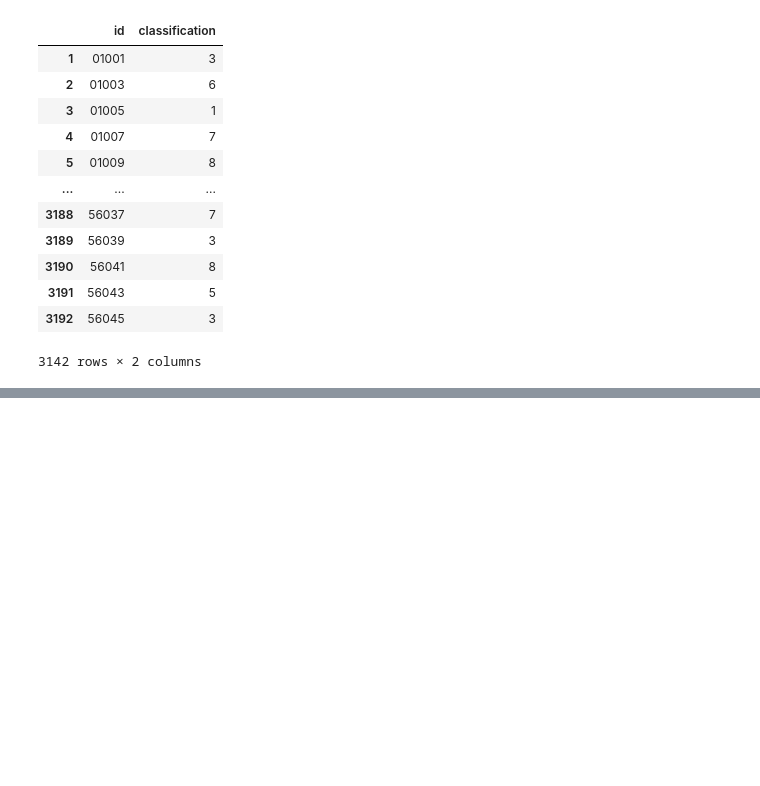
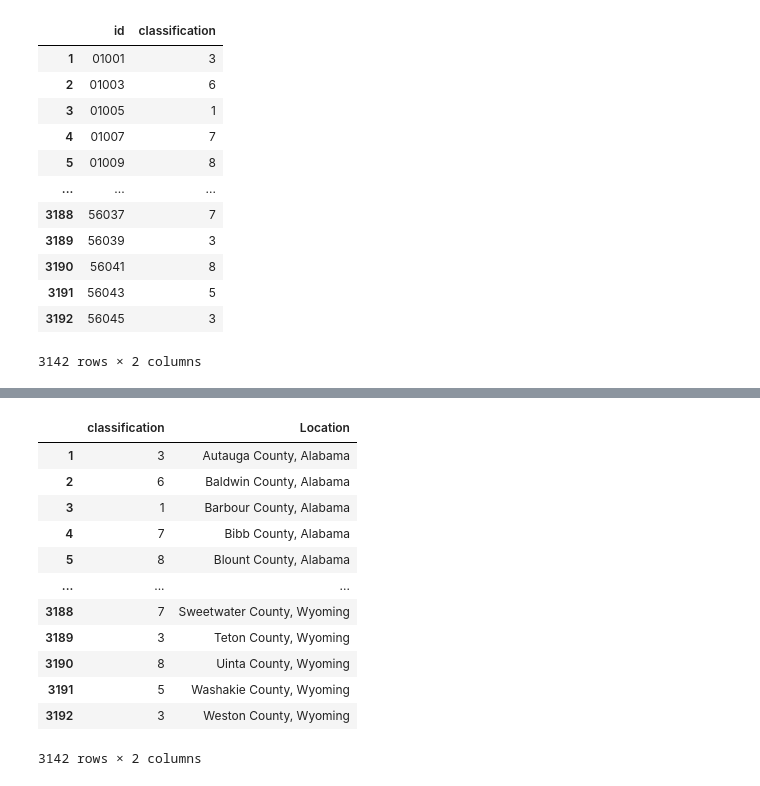
Before and after one commit to gt-big-data/MentalHealthRedistribution, a Jupyter notebook: Analysis/1st_sem_model/final_approach.ipynb, the cells around one changed output, grey strips where cells are left out. Cells and saved outputs as stored; diff of their text form; code cells hidden in the pictures; blank space fills up the shorter version.

Commit message:
added county support to classifications

```diff
--- a/Analysis/1st_sem_model/final_approach.ipynb
+++ b/Analysis/1st_sem_model/final_approach.ipynb
@@ -7,10 +7,10 @@ import matplotlib.pyplot as plt
 import seaborn as sns
 from functools import reduce
 # %%
-alcohol_use = pd.read_csv('../../Platform/csv/Alcohol_use_disorders.csv')
-drug_use = pd.read_csv('../../Platform/csv/Drug_use_disorders.csv')
-violence = pd.read_csv('../../Platform/csv/Interpersonal_violence.csv')
-self_harm = pd.read_csv('../../Platform/csv/Self-harm.csv')
+alcohol_use = pd.read_csv('../../Platform/mental_health_stats/Alcohol_use_disorders.csv')
+drug_use = pd.read_csv('../../Platform/mental_health_stats/Drug_use_disorders.csv')
+violence = pd.read_csv('../../Platform/mental_health_stats/Interpersonal_violence.csv')
+self_harm = pd.read_csv('../../Platform/mental_health_stats/Self-harm.csv')
 # %% [markdown]
 # Exploratory Data Analysis
 # %%
@@ -303,0 +309,3 @@ to_csv.to_csv('./classifications.csv', index=False)
+# %%
+classfications_with_counties = to_csv.drop(['id'], axis=1)
+classfications_with_counties
@@ -303,0 +326,4 @@ to_csv.to_csv('./classifications.csv', index=False)
+# %%
+df_merged['id'] = df_merged['id'].astype(int)
+locations = df_merged.loc[df_merged['id'] > 56]
+locations['Location']
@@ -303,0 +343,18 @@ to_csv.to_csv('./classifications.csv', index=False)
+# %%
+classfications_with_counties['Location'] = locations['Location']
+# %%
+classfications_with_counties
+# %% [output]
+|  | classification | Location |
+| 1 | 3 | Autauga County, Alabama |
+| 2 | 6 | Baldwin County, Alabama |
+| 3 | 1 | Barbour County, Alabama |
+| 4 | 7 | Bibb County, Alabama |
+| 5 | 8 | Blount County, Alabama |
+| ... | ... | ... |
+| 3188 | 7 | Sweetwater County, Wyoming |
+| 3189 | 3 | Teton County, Wyoming |
+| 3190 | 8 | Uinta County, Wyoming |
+| 3191 | 5 | Washakie County, Wyoming |
+| 3192 | 3 | Weston County, Wyoming |
+3142 rows × 2 columns
```
Also changed, not shown: parts of 6 cells of this notebook, 3 other files.
